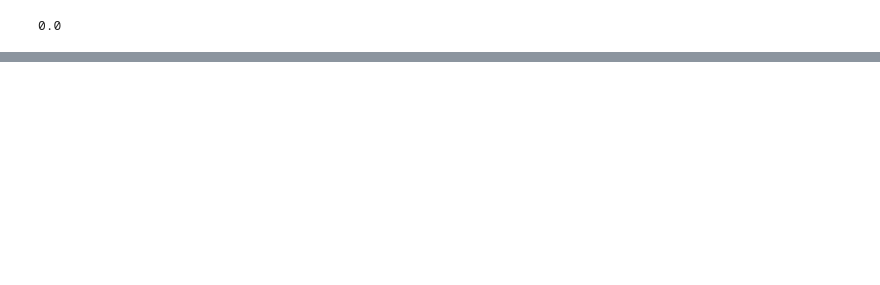
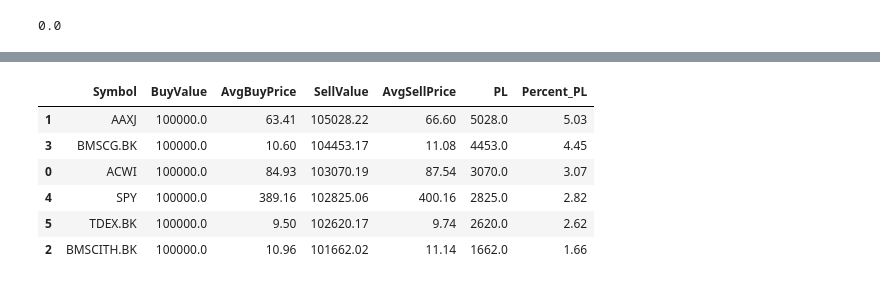
Before and after one commit to technqvi/FinQuant, a Jupyter notebook: TradeSimulation/SimulateTradeByGivenDateList.ipynb, the cells around one changed output, grey strips where cells are left out. Cells and saved outputs as stored; diff of their text form; code cells hidden in the pictures; blank space fills up the shorter version.

```diff
--- a/TradeSimulation/SimulateTradeByGivenDateList.ipynb
+++ b/TradeSimulation/SimulateTradeByGivenDateList.ipynb
@@ -3,12 +3,15 @@ import pandas as pd
 import numpy as np
 from datetime import datetime
 # %%
-data_path='TestPort.csv'
-trade_plan_path='MasterConfigData\ListTradeTran.xlsx'
-trade_sheet='Test2'
+ data_path='PriceData\MyPortRef.csv'
+#data_path='PriceData\TestPort.csv'
+
+trade_plan_path='MasterConfigData\ListTradePlan.xlsx'
+trade_sheet='TestFundPhlips'
 
 asset_comm_path='MasterConfigData\AssetInfo.xlsx'
-result_path=f'ReportData\ReportTestPort_{trade_sheet}.xlsx'
+
+result_path=f'ReportData\ReportTestPort_{trade_sheet}-ETF.xlsx'
 # %%
 # df=pd.read_csv('ASP-SME_KKP-SM-TRade.csv',index_col='Date/Time',parse_dates=['Date/Time'],dayfirst=True)
 df=pd.read_csv(data_path,parse_dates=['Date/Time'],dayfirst=True)
@@ -73,0 +78,5 @@ KKP-ACT-EQ-A          0.50            0.0
+# %%
+dfAssetInfo=pd.read_excel(asset_comm_path,engine="openpyxl",sheet_name='AssetInfo',\
+                    index_col='symbol', dtype ={'buy_comm_pct': np.float64,'sell_comm_pct': np.float64})
+dfAssetInfo=dfAssetInfo.loc[list(list_symbols),:]
+print(dfAssetInfo)
@@ -96,5 +116,5 @@ portion = 150.0 on
 # %%
-TotalBudget=150000
+TotalBudget=100000
 rrr=TotalBudget % all_portion
 if rrr !=0 :
   raise Exception("Budet % Portion is not xxxx")
@@ -274,0 +284,10 @@ Successfully
+# %%
+dfSummary
+# %% [output]
+|  | Symbol | BuyValue | AvgBuyPrice | SellValue | AvgSellPrice | PL | Percent_PL |
+| 1 | AAXJ | 100000.0 | 63.41 | 105028.22 | 66.60 | 5028.0 | 5.03 |
+| 3 | BMSCG.BK | 100000.0 | 10.60 | 104453.17 | 11.08 | 4453.0 | 4.45 |
+| 0 | ACWI | 100000.0 | 84.93 | 103070.19 | 87.54 | 3070.0 | 3.07 |
+| 4 | SPY | 100000.0 | 389.16 | 102825.06 | 400.16 | 2825.0 | 2.82 |
+| 5 | TDEX.BK | 100000.0 | 9.50 | 102620.17 | 9.74 | 2620.0 | 2.62 |
+| 2 | BMSCITH.BK | 100000.0 | 10.96 | 101662.02 | 11.14 | 1662.0 | 1.66 |
```
Also changed, not shown: parts of 7 cells of this notebook, 8 other files.
